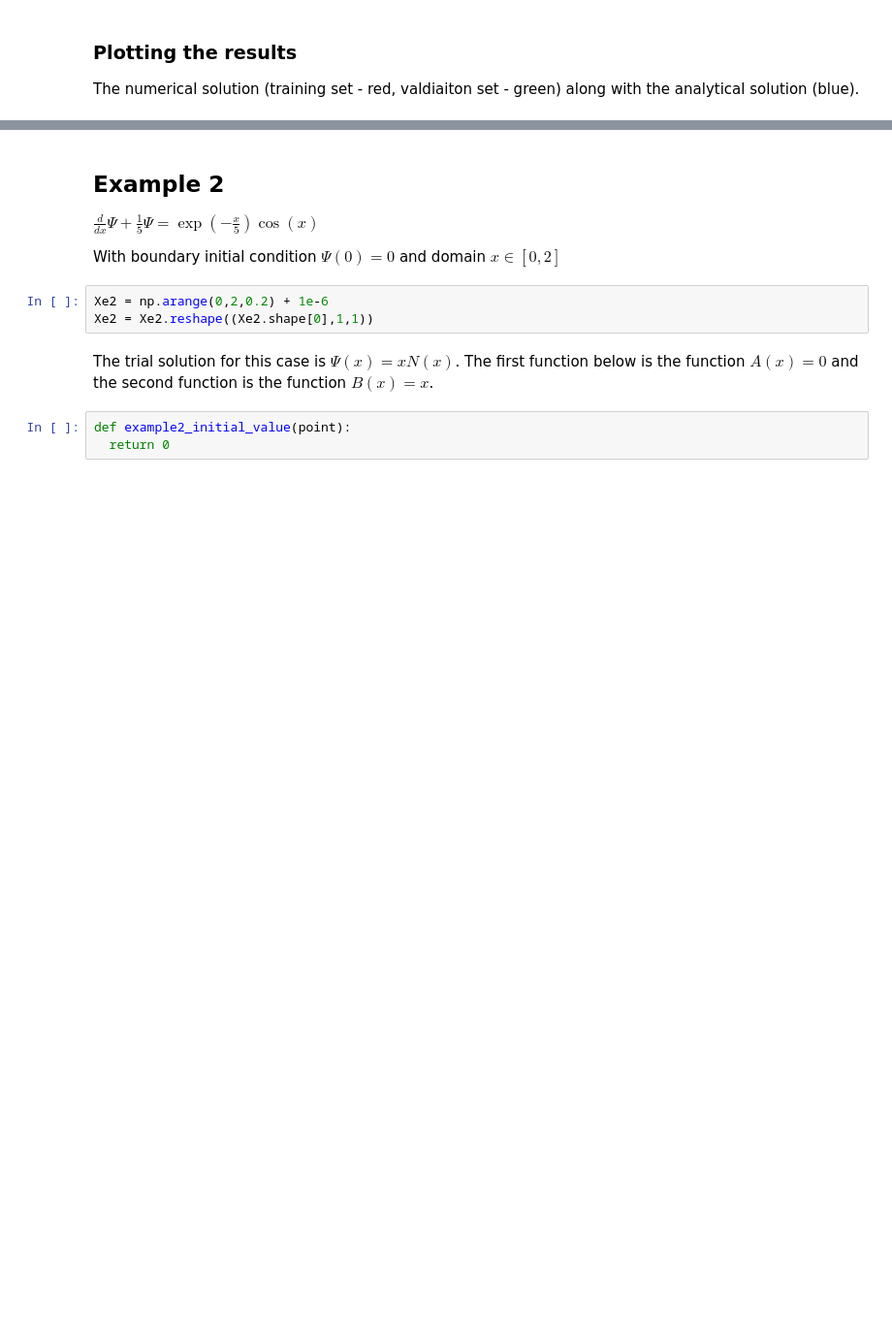
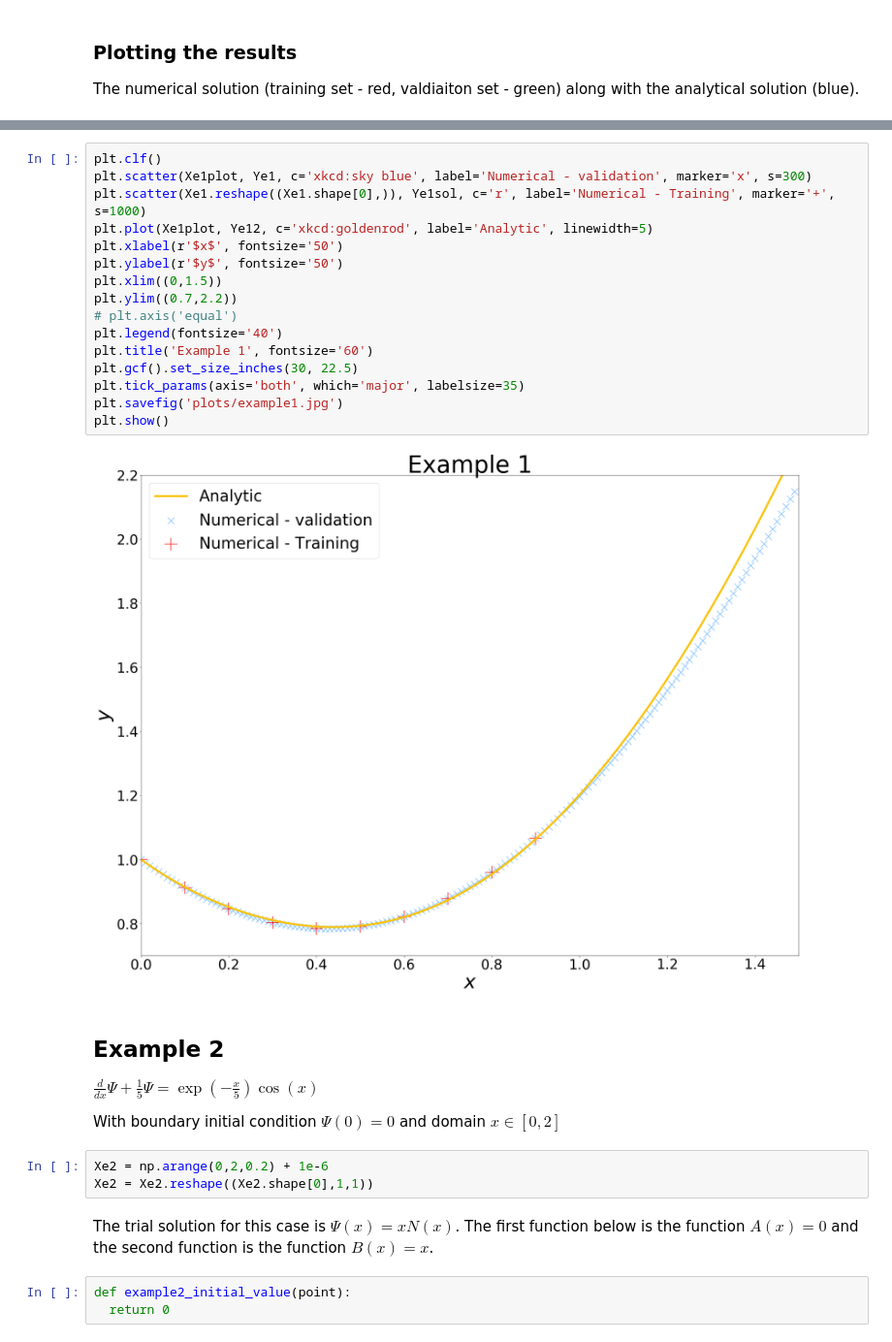
Before and after one commit to PGrabinski/NNDE, a Jupyter notebook: ODEs.ipynb, the cells around one changed output, grey strips where cells are left out. Shown at 97% size. Cells and saved outputs as stored; diff of their text form; blank space fills up the shorter version.

```diff
--- a/ODEs.ipynb
+++ b/ODEs.ipynb
@@ -145,3 +145,21 @@ plt.show()
+# %%
+plt.clf()
+plt.scatter(Xe1plot, Ye1, c='xkcd:sky blue', label='Numerical - validation', marker='x', s=300)
+plt.scatter(Xe1.reshape((Xe1.shape[0],)), Ye1sol, c='r', label='Numerical - Training', marker='+', s=1000)
+plt.plot(Xe1plot, Ye12, c='xkcd:goldenrod', label='Analytic', linewidth=5)
+plt.xlabel(r'$x$', fontsize='50')
+plt.ylabel(r'$y$', fontsize='50')
+plt.xlim((0,1.5))
+plt.ylim((0.7,2.2))
+# plt.axis('equal')
+plt.legend(fontsize='40')
+plt.title('Example 1', fontsize='60')
+plt.gcf().set_size_inches(30, 22.5)
+plt.tick_params(axis='both', which='major', labelsize=35)
+plt.savefig('plots/example1.jpg')
+plt.show()
+# %% [output]
+[figure, added]
 # %% [markdown]
 ## Example 2
 
```
Also changed, not shown: parts of 10 cells of this notebook, 11 other files.
